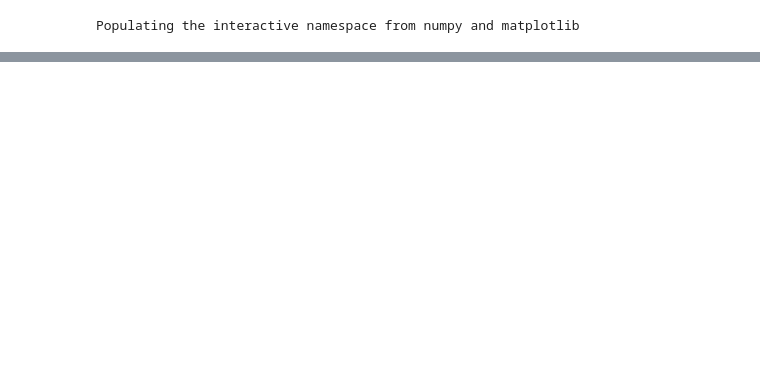
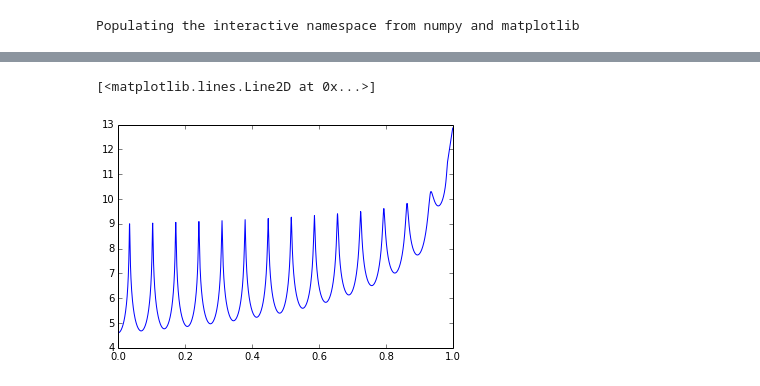
Before and after one commit to MariaFda/BlackHole, a Jupyter notebook: code/ED.ipynb, the cells around one changed output, grey strips where cells are left out. Cells and saved outputs as stored; diff of their text form; code cells hidden in the pictures; blank space fills up the shorter version.

```diff
--- a/code/ED.ipynb
+++ b/code/ED.ipynb
@@ -12,10 +6,11 @@ plot(x, erf(x))
 # %%
-h=0.001
+h=0.0005
 n_points = int((1.0+h)/h)
 t = zeros(n_points)
 r = zeros(n_points)
 v = zeros(n_points)
 m = zeros(n_points)
+m_dot = zeros(n_points)
 # %%
 t[0] = 0
 r[0] = 0.0
@@ -87 +89,6 @@ plot(t,abs(r))
+# %%
+plot(t,log10(m_dot))
+# %% [output]
+[<matplotlib.lines.Line2D at 0x...>]
+[figure, added]
 # %%
```
Also changed, not shown: parts of 9 cells of this notebook.
